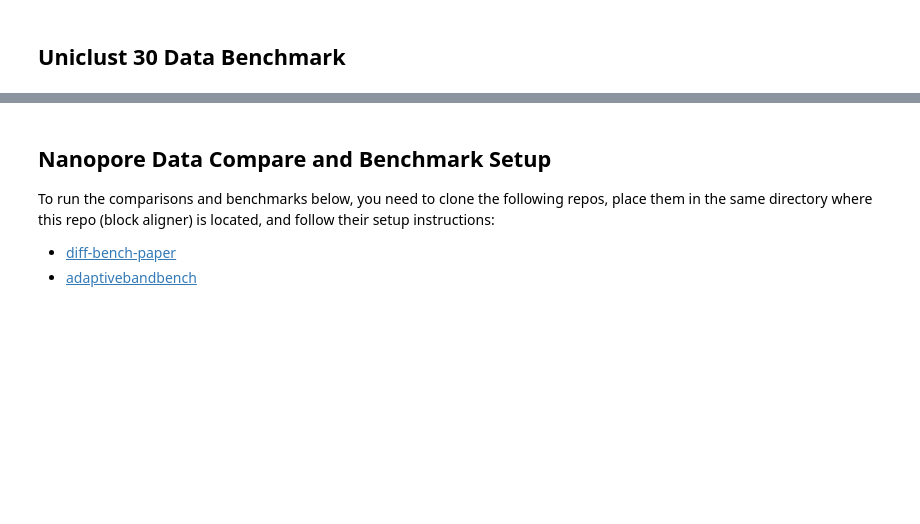
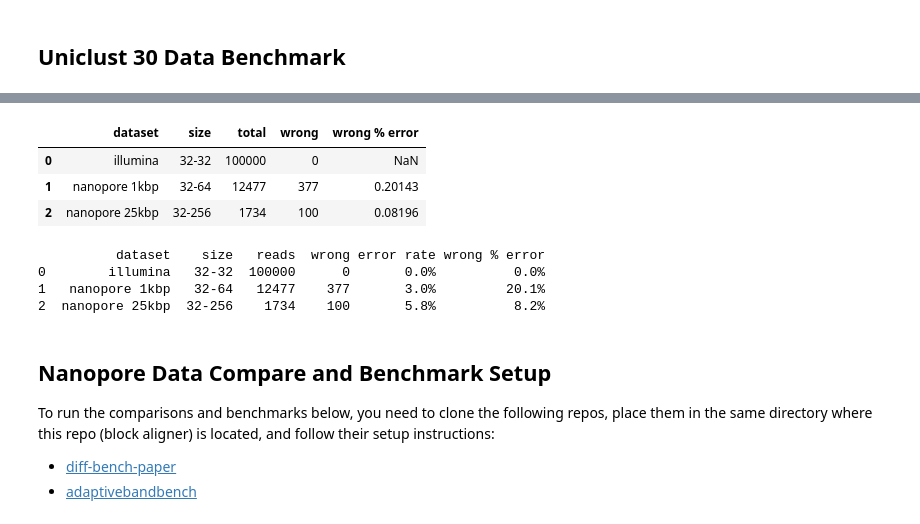
Before and after one commit to Daniel-Liu-c0deb0t/block-aligner, a Jupyter notebook: vis/block_aligner_vis.ipynb, the cells around one changed output, grey strips where cells are left out. Drawn from its saved outputs; the diff is of its cells as text; code cells hidden in the pictures; blank space fills up the shorter version.

Commit message:
Added evaluation on two new datasets

```diff
--- a/vis/block_aligner_vis.ipynb
+++ b/vis/block_aligner_vis.ipynb
@@ -441,0 +444,3 @@ c
+# %%
+output = !cd .. && RUSTFLAGS="-C target-cpu=native" cargo run --example nanopore_accuracy --release --quiet
+output
@@ -442,3 +457,24 @@ c
+# %%
+data = csv_to_pandas(output)
+data
+# %% [output]
+|  | dataset | size | total | wrong | wrong % error |
+| 0 | illumina | 32-32 | 100000 | 0 | NaN |
+| 1 | nanopore 1kbp | 32-64 | 12477 | 377 | 0.20143 |
+| 2 | nanopore 25kbp | 32-256 | 1734 | 100 | 0.08196 |
+# %%
+data["error rate"] = data["wrong"] / data["total"]
+data = data[["dataset", "size", "total", "wrong", "error rate", "wrong % error"]]
+data = data.fillna(0)
+data = data.rename(columns = {"total": "reads"})
+data["error rate"] = data["error rate"].map("{:.1%}".format)
+data["wrong % error"] = data["wrong % error"].map("{:.1%}".format)
+print(data)
+# %% [output]
+          dataset    size   reads  wrong error rate wrong % error
+0        illumina   32-32  100000      0       0.0%          0.0%
+1   nanopore 1kbp   32-64   12477    377       3.0%         20.1%
+2  nanopore 25kbp  32-256    1734    100       5.8%          8.2%
 # %% [markdown]
 ## Nanopore Data Compare and Benchmark Setup
 
```
Also changed, not shown: parts of 18 cells of this notebook, 17 other files.
